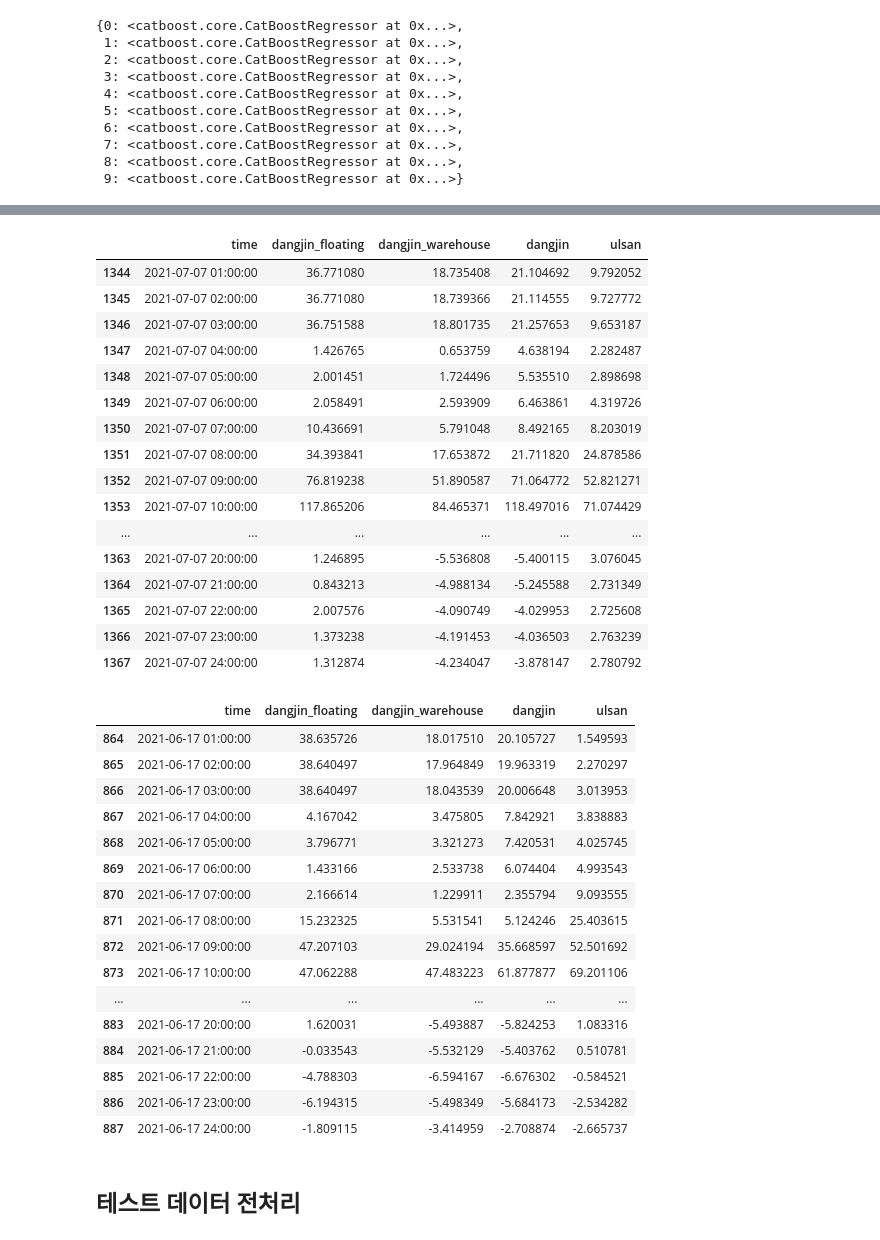
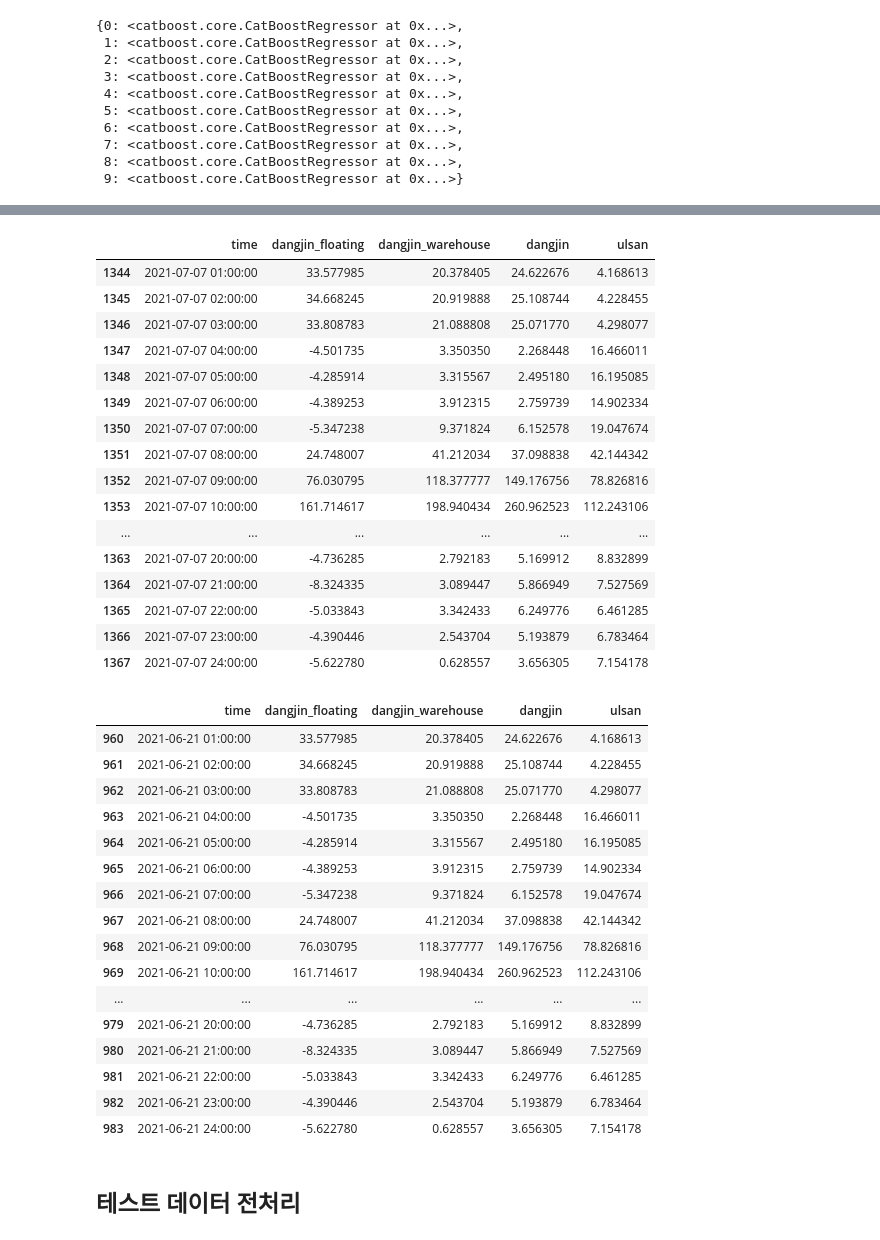
Before and after one commit to parkchanghyup/Dacon, a Jupyter notebook: 동서발전/동서발전_private.ipynb, the cells around one changed output, grey strips where cells are left out. Drawn from its saved outputs; the diff is of its cells as text; code cells hidden in the pictures.

```diff
--- a/동서발전/동서발전_private.ipynb
+++ b/동서발전/동서발전_private.ipynb
@@ -851,7 +851,7 @@ def private(nx,ny,fcst_day,date):
             urllib.parse.quote_plus('numOfRows') : '113', # 총 14개의 항목을 3시간 단위로 순차적으로 불러옵니다. 다음날 24시간예보에 필요한 만큼만 가져왔습니다.
             urllib.parse.quote_plus('dataType') : 'JSON', # JSON, XML 두가지 포멧을 제공합니다.
             urllib.parse.quote_plus('base_date') : fcst_day, # 예보 받을 날짜를 입력합니다. 최근 1일간의 자료만 제공합니다.
-            urllib.parse.quote_plus('base_time') : '1700', # 예보 시간을 입력합니다. 2시부터 시작하여 3시간 단위로 입력 가능합니다.
+            urllib.parse.quote_plus('base_time') : '2300', # 예보 시간을 입력합니다. 2시부터 시작하여 3시간 단위로 입력 가능합니다.
             urllib.parse.quote_plus('nx') : nx, # 울산 태양광 발전소 x 좌표입니다. '기상청18_동네예보 조회서비스_오픈API활용가이드.zip'에 포함 된 excel파일을 통해 확인 가능합니다.
             urllib.parse.quote_plus('ny') : ny # 울산 태양광 발전소 y 좌표입니다. '기상청18_동네예보 조회서비스_오픈API활용가이드.zip'에 포함 된 excel파일을 통해 확인 가능합니다.
         }
@@ -891,9 +891,9 @@ def private(nx,ny,fcst_day,date):
 #ulsan = 102, 83
 #nx, ny = '53','44'
 
-fcst_day='20210616'# 오늘 날짜
-date = '2021-06-17'  #내일 날짜
-day = 8 #6월 8일  = 1
+fcst_day='20210621'# 오늘 날짜
+date = '2021-06-22'  #내일 날짜
+day = 14 #6월 8일  = 1
 ulsan = private('102' ,'83' ,fcst_day,date)
 dangjin = private('53','44' ,fcst_day,date)
 # %% [output]
@@ -917,7 +917,7 @@ category:WindSpeed, WSD baseTime: 1700 , fcstTime: 0000 , fcstValue: 3
 # %%
 def test_datast(fcst_df):
-    start = '2021-06-17 0:00'
-    end = '2021-06-17 23:00'
+    start = '2021-06-22 0:00'
+    end = '2021-06-22 23:00'
 
     start_idx = fcst_df[fcst_df['Forecast_time']==start].index[0]
     end_idx = fcst_df[fcst_df['Forecast_time']==end].index[0]
@@ -1088,43 +1088,43 @@ Name: ulsan, dtype: float64
 submission.iloc[24*28+24*(day-1):24*28+24*day,:]
 # %% [output]
 |  | time | dangjin_floating | dangjin_warehouse | dangjin | ulsan |
-| 1344 | 2021-07-07 01:00:00 | 36.771080 | 18.735408 | 21.104692 | 9.792052 |
-| 1345 | 2021-07-07 02:00:00 | 36.771080 | 18.739366 | 21.114555 | 9.727772 |
-| 1346 | 2021-07-07 03:00:00 | 36.751588 | 18.801735 | 21.257653 | 9.653187 |
-| 1347 | 2021-07-07 04:00:00 | 1.426765 | 0.653759 | 4.638194 | 2.282487 |
-| 1348 | 2021-07-07 05:00:00 | 2.001451 | 1.724496 | 5.535510 | 2.898698 |
-| 1349 | 2021-07-07 06:00:00 | 2.058491 | 2.593909 | 6.463861 | 4.319726 |
-| 1350 | 2021-07-07 07:00:00 | 10.436691 | 5.791048 | 8.492165 | 8.203019 |
-| 1351 | 2021-07-07 08:00:00 | 34.393841 | 17.653872 | 21.711820 | 24.878586 |
-| 1352 | 2021-07-07 09:00:00 | 76.819238 | 51.890587 | 71.064772 | 52.821271 |
-| 1353 | 2021-07-07 10:00:00 | 117.865206 | 84.465371 | 118.497016 | 71.074429 |
+| 1344 | 2021-07-07 01:00:00 | 33.577985 | 20.378405 | 24.622676 | 4.168613 |
+| 1345 | 2021-07-07 02:00:00 | 34.668245 | 20.919888 | 25.108744 | 4.228455 |
+| 1346 | 2021-07-07 03:00:00 | 33.808783 | 21.088808 | 25.071770 | 4.298077 |
+| 1347 | 2021-07-07 04:00:00 | -4.501735 | 3.350350 | 2.268448 | 16.466011 |
+| 1348 | 2021-07-07 05:00:00 | -4.285914 | 3.315567 | 2.495180 | 16.195085 |
+| 1349 | 2021-07-07 06:00:00 | -4.389253 | 3.912315 | 2.759739 | 14.902334 |
+| 1350 | 2021-07-07 07:00:00 | -5.347238 | 9.371824 | 6.152578 | 19.047674 |
+| 1351 | 2021-07-07 08:00:00 | 24.748007 | 41.212034 | 37.098838 | 42.144342 |
+| 1352 | 2021-07-07 09:00:00 | 76.030795 | 118.377777 | 149.176756 | 78.826816 |
+| 1353 | 2021-07-07 10:00:00 | 161.714617 | 198.940434 | 260.962523 | 112.243106 |
 | ... | ... | ... | ... | ... | ... |
-| 1363 | 2021-07-07 20:00:00 | 1.246895 | -5.536808 | -5.400115 | 3.076045 |
-| 1364 | 2021-07-07 21:00:00 | 0.843213 | -4.988134 | -5.245588 | 2.731349 |
-| 1365 | 2021-07-07 22:00:00 | 2.007576 | -4.090749 | -4.029953 | 2.725608 |
-| 1366 | 2021-07-07 23:00:00 | 1.373238 | -4.191453 | -4.036503 | 2.763239 |
-| 1367 | 2021-07-07 24:00:00 | 1.312874 | -4.234047 | -3.878147 | 2.780792 |
+| 1363 | 2021-07-07 20:00:00 | -4.736285 | 2.792183 | 5.169912 | 8.832899 |
+| 1364 | 2021-07-07 21:00:00 | -8.324335 | 3.089447 | 5.866949 | 7.527569 |
+| 1365 | 2021-07-07 22:00:00 | -5.033843 | 3.342433 | 6.249776 | 6.461285 |
+| 1366 | 2021-07-07 23:00:00 | -4.390446 | 2.543704 | 5.193879 | 6.783464 |
+| 1367 | 2021-07-07 24:00:00 | -5.622780 | 0.628557 | 3.656305 | 7.154178 |
 # %%
-day= 9
+day = 13
 submission.iloc[24*28+24*(day-1):24*28+24*day,:]
 # %% [output]
 |  | time | dangjin_floating | dangjin_warehouse | dangjin | ulsan |
-| 864 | 2021-06-17 01:00:00 | 38.635726 | 18.017510 | 20.105727 | 1.549593 |
-| 865 | 2021-06-17 02:00:00 | 38.640497 | 17.964849 | 19.963319 | 2.270297 |
-| 866 | 2021-06-17 03:00:00 | 38.640497 | 18.043539 | 20.006648 | 3.013953 |
-| 867 | 2021-06-17 04:00:00 | 4.167042 | 3.475805 | 7.842921 | 3.838883 |
-| 868 | 2021-06-17 05:00:00 | 3.796771 | 3.321273 | 7.420531 | 4.025745 |
-| 869 | 2021-06-17 06:00:00 | 1.433166 | 2.533738 | 6.074404 | 4.993543 |
-| 870 | 2021-06-17 07:00:00 | 2.166614 | 1.229911 | 2.355794 | 9.093555 |
-| 871 | 2021-06-17 08:00:00 | 15.232325 | 5.531541 | 5.124246 | 25.403615 |
-| 872 | 2021-06-17 09:00:00 | 47.207103 | 29.024194 | 35.668597 | 52.501692 |
-| 873 | 2021-06-17 10:00:00 | 47.062288 | 47.483223 | 61.877877 | 69.201106 |
+| 960 | 2021-06-21 01:00:00 | 33.577985 | 20.378405 | 24.622676 | 4.168613 |
+| 961 | 2021-06-21 02:00:00 | 34.668245 | 20.919888 | 25.108744 | 4.228455 |
+| 962 | 2021-06-21 03:00:00 | 33.808783 | 21.088808 | 25.071770 | 4.298077 |
+| 963 | 2021-06-21 04:00:00 | -4.501735 | 3.350350 | 2.268448 | 16.466011 |
+| 964 | 2021-06-21 05:00:00 | -4.285914 | 3.315567 | 2.495180 | 16.195085 |
+| 965 | 2021-06-21 06:00:00 | -4.389253 | 3.912315 | 2.759739 | 14.902334 |
+| 966 | 2021-06-21 07:00:00 | -5.347238 | 9.371824 | 6.152578 | 19.047674 |
+| 967 | 2021-06-21 08:00:00 | 24.748007 | 41.212034 | 37.098838 | 42.144342 |
+| 968 | 2021-06-21 09:00:00 | 76.030795 | 118.377777 | 149.176756 | 78.826816 |
+| 969 | 2021-06-21 10:00:00 | 161.714617 | 198.940434 | 260.962523 | 112.243106 |
 | ... | ... | ... | ... | ... | ... |
-| 883 | 2021-06-17 20:00:00 | 1.620031 | -5.493887 | -5.824253 | 1.083316 |
-| 884 | 2021-06-17 21:00:00 | -0.033543 | -5.532129 | -5.403762 | 0.510781 |
-| 885 | 2021-06-17 22:00:00 | -4.788303 | -6.594167 | -6.676302 | -0.584521 |
-| 886 | 2021-06-17 23:00:00 | -6.194315 | -5.498349 | -5.684173 | -2.534282 |
-| 887 | 2021-06-17 24:00:00 | -1.809115 | -3.414959 | -2.708874 | -2.665737 |
+| 979 | 2021-06-21 20:00:00 | -4.736285 | 2.792183 | 5.169912 | 8.832899 |
+| 980 | 2021-06-21 21:00:00 | -8.324335 | 3.089447 | 5.866949 | 7.527569 |
+| 981 | 2021-06-21 22:00:00 | -5.033843 | 3.342433 | 6.249776 | 6.461285 |
+| 982 | 2021-06-21 23:00:00 | -4.390446 | 2.543704 | 5.193879 | 6.783464 |
+| 983 | 2021-06-21 24:00:00 | -5.622780 | 0.628557 | 3.656305 | 7.154178 |
 # %%
 submission.to_csv(fcst_day+'.csv',index=False)
 # %% [markdown]
```
Also changed, not shown: parts of 5 cells of this notebook.
